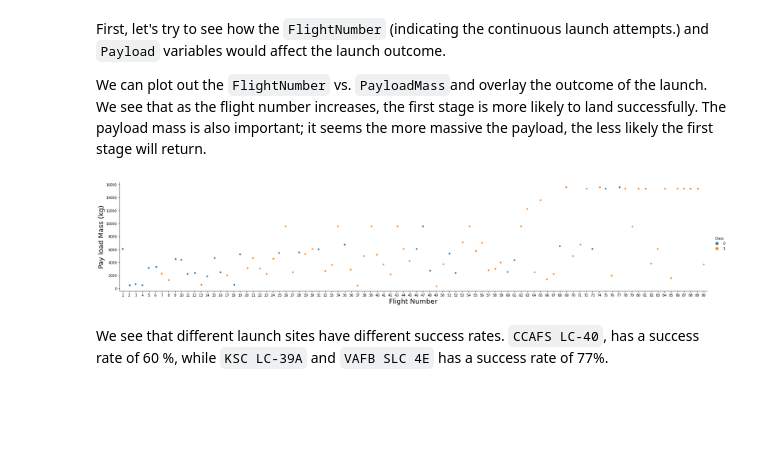
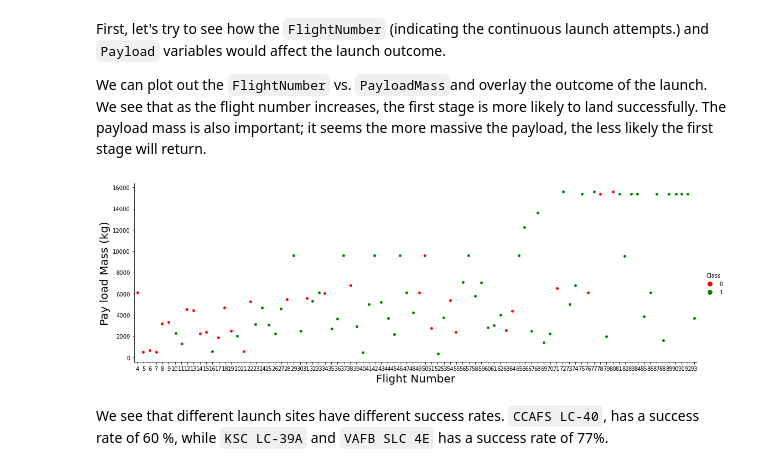
Before and after one commit to Al-1n/IBM_SpaceX_Capstone, a Jupyter notebook: jupyter-labs-eda-dataviz.ipynb, the cells around one changed output. Saved outputs shown, nothing was run; the diff lists cells and outputs as text; code cells hidden in the pictures; blank space fills up the shorter version.

```diff
--- a/jupyter-labs-eda-dataviz.ipynb
+++ b/jupyter-labs-eda-dataviz.ipynb
@@ -50,11 +50,15 @@ import seaborn as sns
 First, let's read the SpaceX dataset into a Pandas dataframe and print its summary
 # %%
 df=pd.read_csv("https://cf-courses-data.s3.us.cloud-object-storage.appdomain.cloud/IBM-DS0321EN-SkillsNetwork/datasets/dataset_part_2.csv")
-
+#df=pd.read_csv("/home/a/Coursera/Capstone temp/dataset_part\_2.csv")
 # If you were unable to complete the previous lab correctly you can uncomment and load this csv
 
 # df = pd.read_csv('https://cf-courses-data.s3.us.cloud-object-storage.appdomain.cloud/IBMDeveloperSkillsNetwork-DS0701EN-SkillsNetwork/api/dataset_part_2.csv')
 
-df.head(5)
+#adjust flight number to match real life flight number
+df["FlightNumber"] = df["FlightNumber"] + 3
+
+#preview data frame
+df.head(20)
 # %% [output]
 |  | FlightNumber | Date | BoosterVersion | PayloadMass | Orbit | LaunchSite | Outcome | Flights | GridFins | ... |
@@ -68,12 +83,12 @@ First, let's try to see how the `FlightNumber` (indicating the continuous launch
 
 We can plot out the <code>FlightNumber</code> vs. <code>PayloadMass</code>and overlay the outcome of the launch. We see that as the flight number increases, the first stage is more likely to land successfully. The payload mass is also important; it seems the more massive the payload, the less likely the first stage will return.
 # %%
-sns.catplot(y="PayloadMass", x="FlightNumber", hue="Class", data=df, aspect = 5)
+sns.catplot(y="PayloadMass", x="FlightNumber", hue="Class", palette=sns.color_palette(['red', 'green']), data=df, aspect = 3)
 plt.xlabel("Flight Number",fontsize=20)
 plt.ylabel("Pay load Mass (kg)",fontsize=20)
 plt.show()
 # %% [output]
-[figure, old version]
+[figure, new version]
 # %% [markdown]
 We see that different launch sites have different success rates.  <code>CCAFS LC-40</code>, has a success rate of 60 %, while  <code>KSC LC-39A</code> and <code>VAFB SLC 4E</code> has a success rate of 77%.
 # %% [markdown]
```
Also changed, not shown: parts of 13 cells of this notebook.
